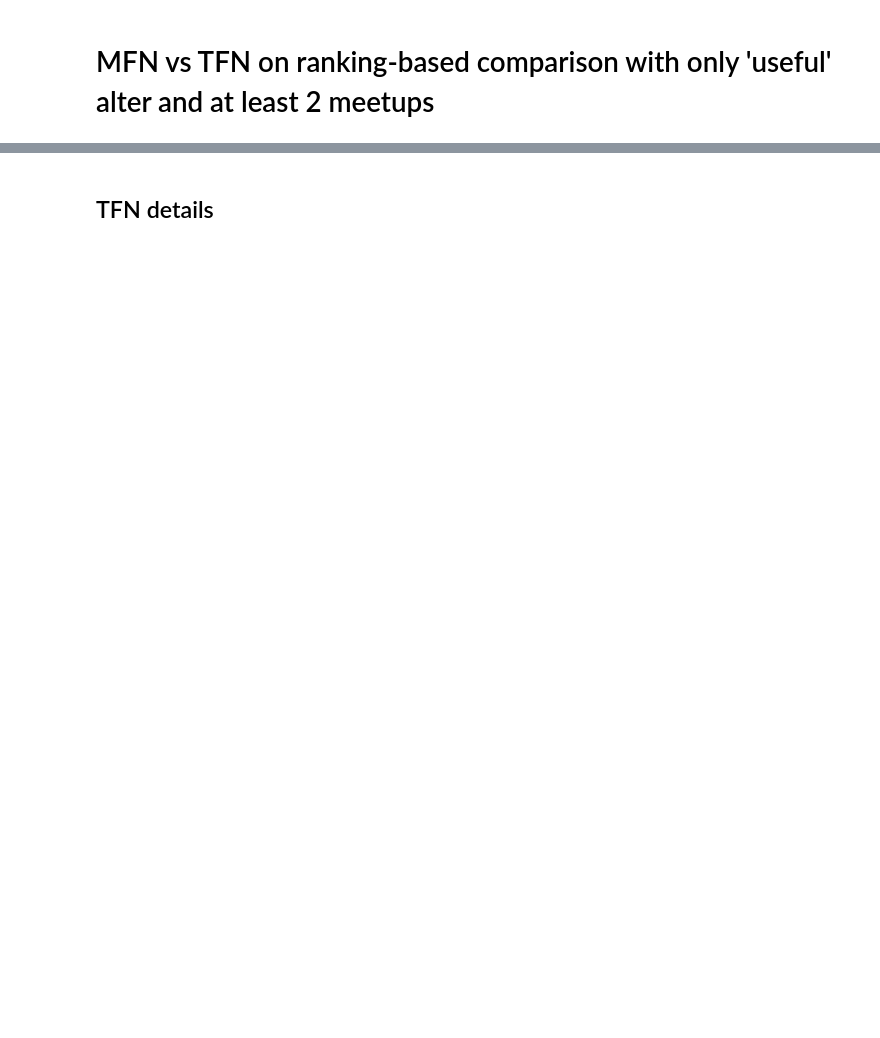
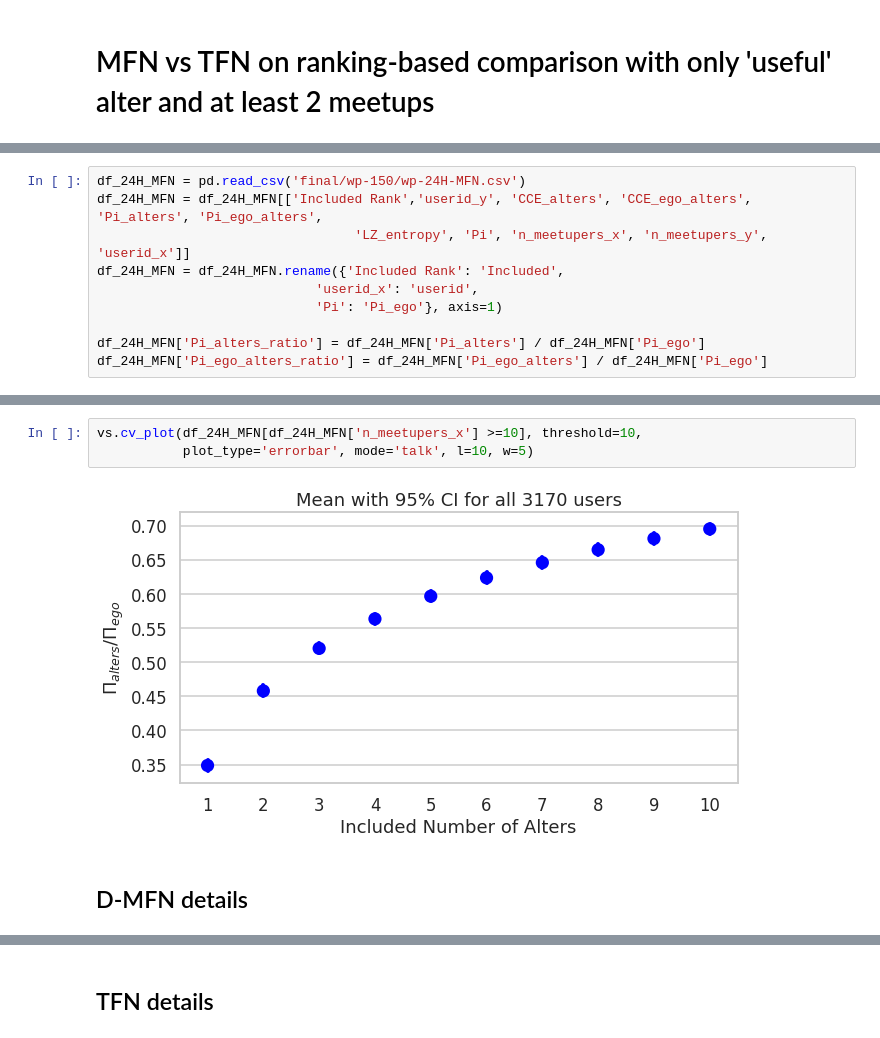
Before and after one commit to Magica-Chen/social-predictability, a Jupyter notebook: Ranking-Based-WP-VS.ipynb, the cells around one changed output, grey strips where cells are left out. Drawn from its saved outputs; the diff is of its cells as text; blank space fills up the shorter version.

```diff
--- a/Ranking-Based-WP-VS.ipynb
+++ b/Ranking-Based-WP-VS.ipynb
@@ -31,0 +56,10 @@ vs.cv_plot(MFN_info[MFN_info['n_meetupers_x'] >=10], threshold=10, plot_type='er
+# %%
+df_24H_MFN = pd.read_csv('final/wp-150/wp-24H-MFN.csv')
+df_24H_MFN = df_24H_MFN[['Included Rank','userid_y', 'CCE_alters', 'CCE_ego_alters', 'Pi_alters', 'Pi_ego_alters',
+                                 'LZ_entropy', 'Pi', 'n_meetupers_x', 'n_meetupers_y', 'userid_x']]
+df_24H_MFN = df_24H_MFN.rename({'Included Rank': 'Included',
+                            'userid_x': 'userid',
+                            'Pi': 'Pi_ego'}, axis=1)
+
+df_24H_MFN['Pi_alters_ratio'] = df_24H_MFN['Pi_alters'] / df_24H_MFN['Pi_ego']
+df_24H_MFN['Pi_ego_alters_ratio'] = df_24H_MFN['Pi_ego_alters'] / df_24H_MFN['Pi_ego']
@@ -31,0 +82,7 @@ vs.cv_plot(MFN_info[MFN_info['n_meetupers_x'] >=10], threshold=10, plot_type='er
+# %%
+vs.cv_plot(df_24H_MFN[df_24H_MFN['n_meetupers_x'] >=10], threshold=10,
+           plot_type='errorbar', mode='talk', l=10, w=5)
+# %% [output]
+[figure, added]
+# %% [markdown]
+## D-MFN details
```
Also changed, not shown: parts of 67 cells of this notebook, 4 other files.
